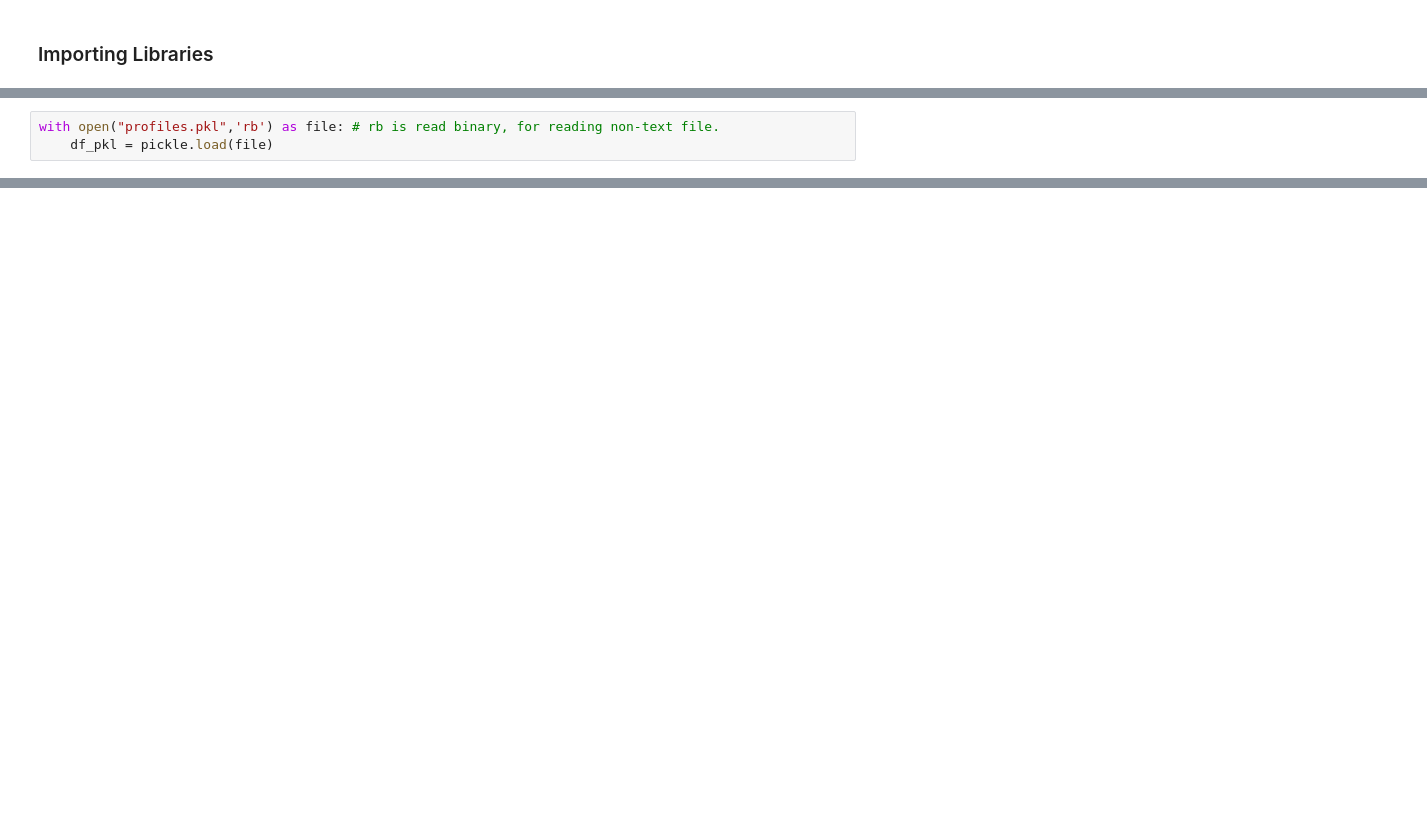
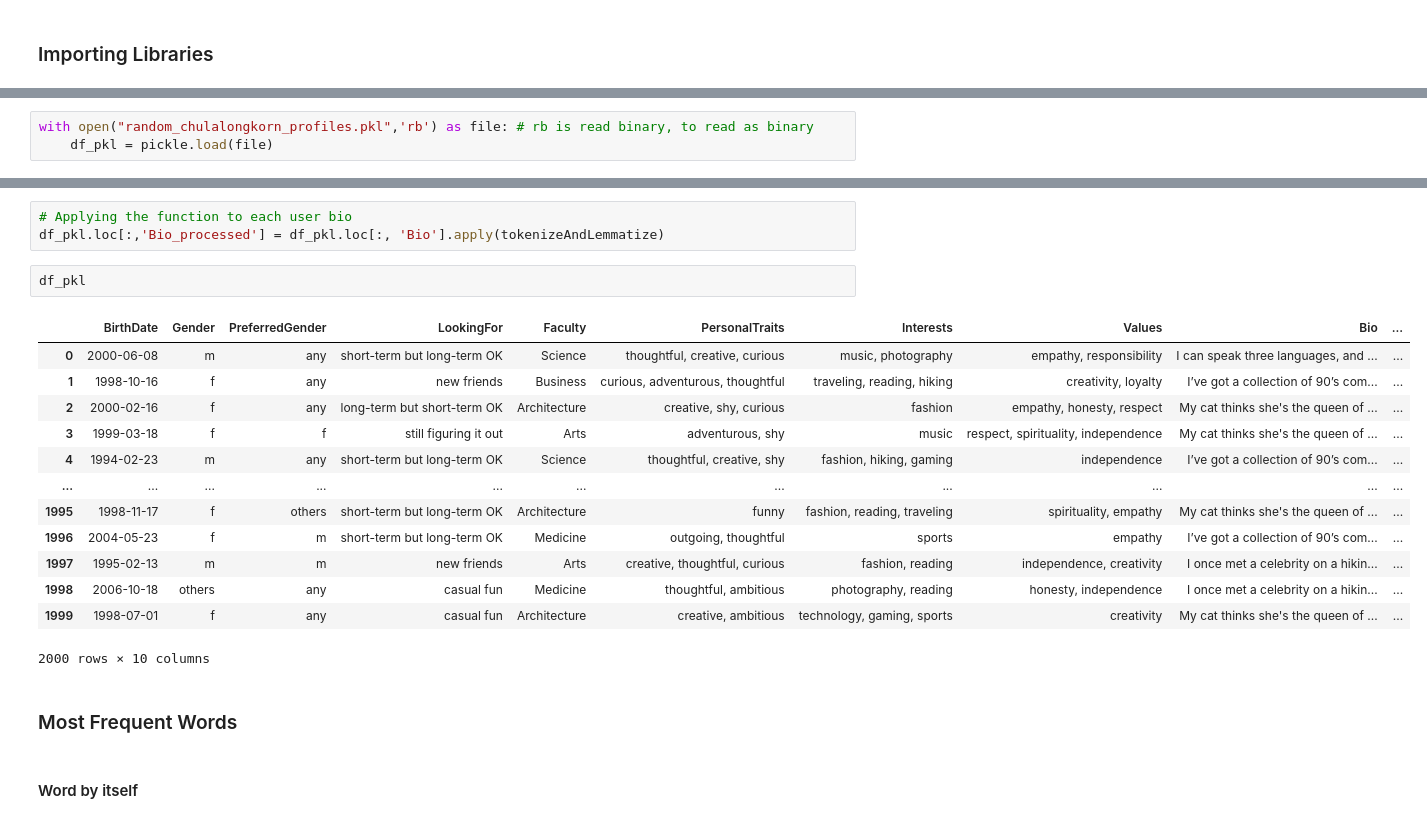
Before and after one commit to KhopSun/DatingApp_MatchMaking, a Jupyter notebook: Workspace.ipynb, the cells around one changed output, grey strips where cells are left out. Cells and saved outputs as stored; diff of their text form; blank space fills up the shorter version.

Commit message:
NLP Data Exploration and Analysis on Dating Profile Bio

```diff
--- a/Workspace.ipynb
+++ b/Workspace.ipynb
@@ -122,3 +179,3 @@ from nltk.collocations import BigramAssocMeasures, BigramCollocationFinder
 # %%
-with open("profiles.pkl",'rb') as file: # rb is read binary, for reading non-text file.
+with open("random_chulalongkorn_profiles.pkl",'rb') as file: # rb is read binary, to read as binary
     df_pkl = pickle.load(file)
@@ -124,0 +253,23 @@ with open("profiles.pkl",'rb') as file: # rb is read binary, for reading non-tex
+# %%
+# Applying the function to each user bio
+df_pkl.loc[:,'Bio_processed'] = df_pkl.loc[:, 'Bio'].apply(tokenizeAndLemmatize)
+# %%
+df_pkl
+# %% [output]
+|  | BirthDate | Gender | PreferredGender | LookingFor | Faculty | PersonalTraits | Interests | Values | Bio | ... |
+| 0 | 2000-06-08 | m | any | short-term but long-term OK | Science | thoughtful, creative, curious | music, photography | empathy, responsibility | I can speak three languages, and ... | ... |
+| 1 | 1998-10-16 | f | any | new friends | Business | curious, adventurous, thoughtful | traveling, reading, hiking | creativity, loyalty | I’ve got a collection of 90’s com... | ... |
+| 2 | 2000-02-16 | f | any | long-term but short-term OK | Architecture | creative, shy, curious | fashion | empathy, honesty, respect | My cat thinks she's the queen of ... | ... |
+| 3 | 1999-03-18 | f | f | still figuring it out | Arts | adventurous, shy | music | respect, spirituality, independence | My cat thinks she's the queen of ... | ... |
+| 4 | 1994-02-23 | m | any | short-term but long-term OK | Science | thoughtful, creative, shy | fashion, hiking, gaming | independence | I’ve got a collection of 90’s com... | ... |
+| ... | ... | ... | ... | ... | ... | ... | ... | ... | ... | ... |
+| 1995 | 1998-11-17 | f | others | short-term but long-term OK | Architecture | funny | fashion, reading, traveling | spirituality, empathy | My cat thinks she's the queen of ... | ... |
+| 1996 | 2004-05-23 | f | m | short-term but long-term OK | Medicine | outgoing, thoughtful | sports | empathy | I’ve got a collection of 90’s com... | ... |
+| 1997 | 1995-02-13 | m | m | new friends | Arts | creative, thoughtful, curious | fashion, reading | independence, creativity | I once met a celebrity on a hikin... | ... |
+| 1998 | 2006-10-18 | others | any | casual fun | Medicine | thoughtful, ambitious | photography, reading | honesty, independence | I once met a celebrity on a hikin... | ... |
+| 1999 | 1998-07-01 | f | any | casual fun | Architecture | creative, ambitious | technology, gaming, sports | creativity | My cat thinks she's the queen of ... | ... |
+2000 rows × 10 columns
+# %% [markdown]
+### Most Frequent Words
+# %% [markdown]
+#### Word by itself
```
Also changed, not shown: parts of 24 cells of this notebook.
